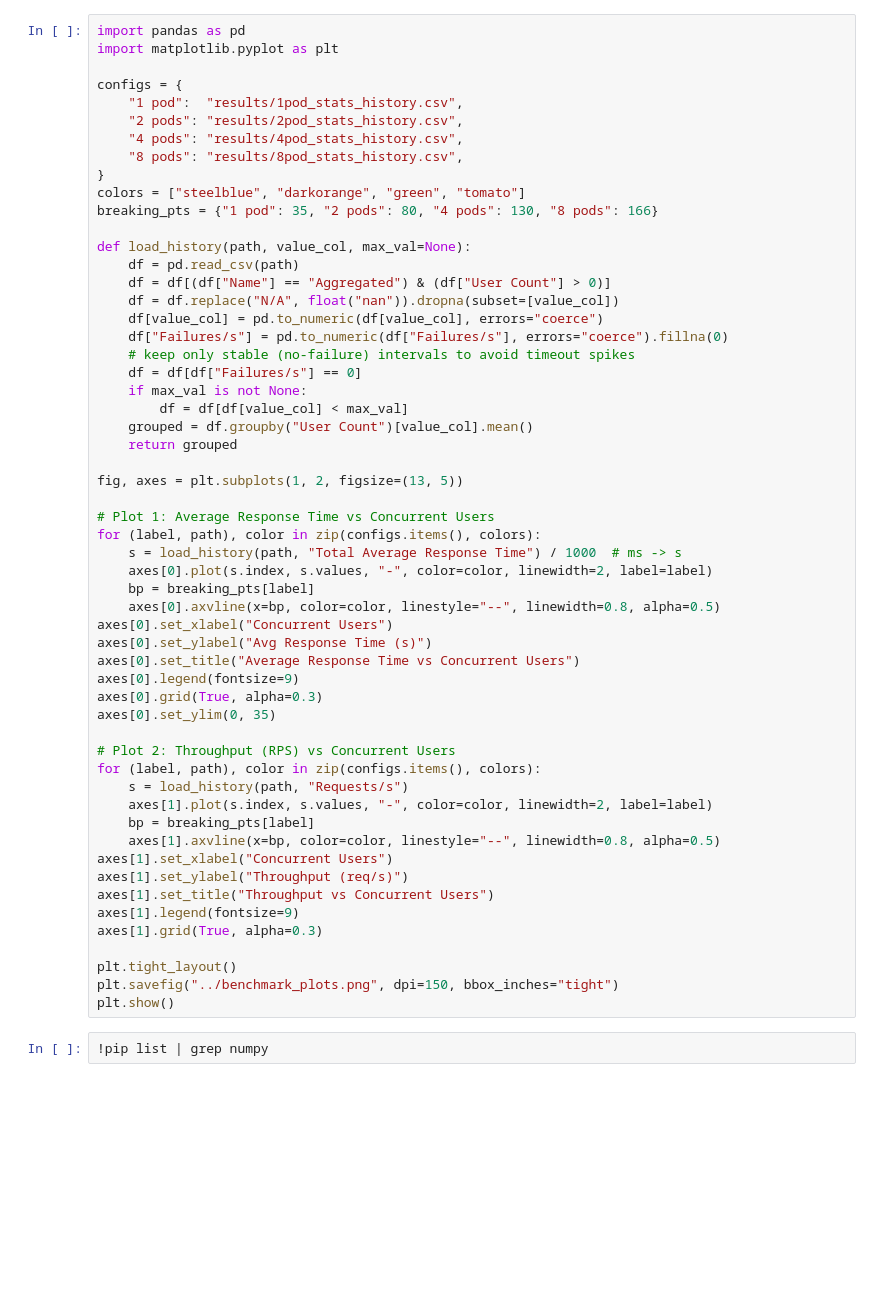
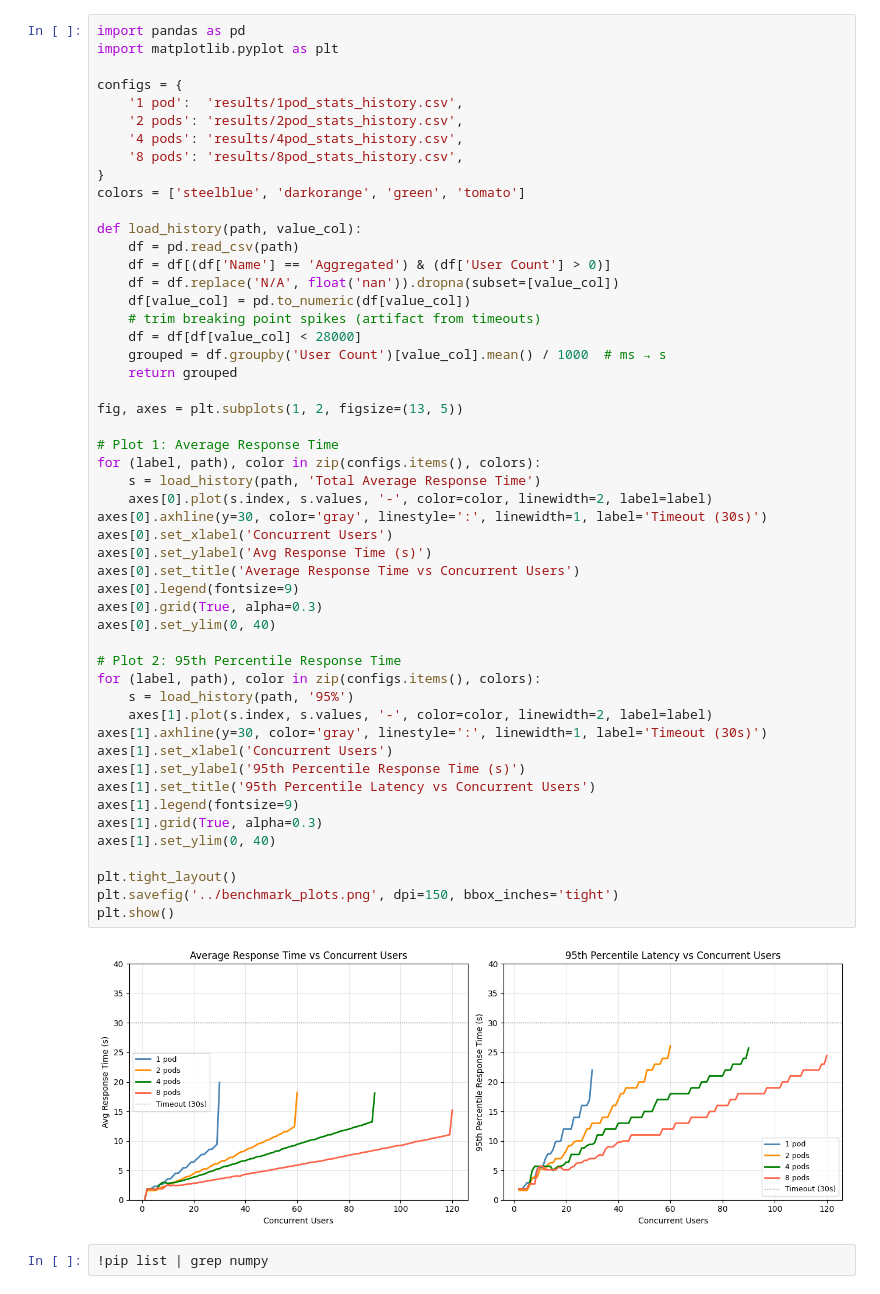
Before and after one commit to alan66603/FIT5225-CloudEco, a Jupyter notebook: locust/graphical_plots.ipynb, the cells around one changed output. Drawn from its saved outputs; the diff is of its cells as text; blank space fills up the shorter version.

```diff
--- a/locust/graphical_plots.ipynb
+++ b/locust/graphical_plots.ipynb
@@ -1,59 +1,56 @@
 # %%
 import pandas as pd
 import matplotlib.pyplot as plt
 
 configs = {
-    "1 pod":  "results/1pod_stats_history.csv",
-    "2 pods": "results/2pod_stats_history.csv",
-    "4 pods": "results/4pod_stats_history.csv",
-    "8 pods": "results/8pod_stats_history.csv",
+    '1 pod':  'results/1pod_stats_history.csv',
+    '2 pods': 'results/2pod_stats_history.csv',
+    '4 pods': 'results/4pod_stats_history.csv',
+    '8 pods': 'results/8pod_stats_history.csv',
 }
-colors = ["steelblue", "darkorange", "green", "tomato"]
-breaking_pts = {"1 pod": 35, "2 pods": 80, "4 pods": 130, "8 pods": 166}
+colors = ['steelblue', 'darkorange', 'green', 'tomato']
 
-def load_history(path, value_col, max_val=None):
+def load_history(path, value_col):
     df = pd.read_csv(path)
-    df = df[(df["Name"] == "Aggregated") & (df["User Count"] > 0)]
-    df = df.replace("N/A", float("nan")).dropna(subset=[value_col])
-    df[value_col] = pd.to_numeric(df[value_col], errors="coerce")
-    df["Failures/s"] = pd.to_numeric(df["Failures/s"], errors="coerce").fillna(0)
-    # keep only stable (no-failure) intervals to avoid timeout spikes
-    df = df[df["Failures/s"] == 0]
-    if max_val is not None:
-        df = df[df[value_col] < max_val]
-    grouped = df.groupby("User Count")[value_col].mean()
+    df = df[(df['Name'] == 'Aggregated') & (df['User Count'] > 0)]
+    df = df.replace('N/A', float('nan')).dropna(subset=[value_col])
+    df[value_col] = pd.to_numeric(df[value_col])
+    # trim breaking point spikes (artifact from timeouts)
+    df = df[df[value_col] < 28000]
+    grouped = df.groupby('User Count')[value_col].mean() / 1000  # ms → s
     return grouped
 
 fig, axes = plt.subplots(1, 2, figsize=(13, 5))
 
-# Plot 1: Average Response Time vs Concurrent Users
+# Plot 1: Average Response Time
 for (label, path), color in zip(configs.items(), colors):
-    s = load_history(path, "Total Average Response Time") / 1000  # ms -> s
-    axes[0].plot(s.index, s.values, "-", color=color, linewidth=2, label=label)
-    bp = breaking_pts[label]
-    axes[0].axvline(x=bp, color=color, linestyle="--", linewidth=0.8, alpha=0.5)
-axes[0].set_xlabel("Concurrent Users")
-axes[0].set_ylabel("Avg Response Time (s)")
-axes[0].set_title("Average Response Time vs Concurrent Users")
+    s = load_history(path, 'Total Average Response Time')
+    axes[0].plot(s.index, s.values, '-', color=color, linewidth=2, label=label)
+axes[0].axhline(y=30, color='gray', linestyle=':', linewidth=1, label='Timeout (30s)')
+axes[0].set_xlabel('Concurrent Users')
+axes[0].set_ylabel('Avg Response Time (s)')
+axes[0].set_title('Average Response Time vs Concurrent Users')
 axes[0].legend(fontsize=9)
 axes[0].grid(True, alpha=0.3)
-axes[0].set_ylim(0, 35)
+axes[0].set_ylim(0, 40)
 
-# Plot 2: Throughput (RPS) vs Concurrent Users
+# Plot 2: 95th Percentile Response Time
 for (label, path), color in zip(configs.items(), colors):
-    s = load_history(path, "Requests/s")
-    axes[1].plot(s.index, s.values, "-", color=color, linewidth=2, label=label)
-    bp = breaking_pts[label]
-    axes[1].axvline(x=bp, color=color, linestyle="--", linewidth=0.8, alpha=0.5)
-axes[1].set_xlabel("Concurrent Users")
-axes[1].set_ylabel("Throughput (req/s)")
-axes[1].set_title("Throughput vs Concurrent Users")
+    s = load_history(path, '95%')
+    axes[1].plot(s.index, s.values, '-', color=color, linewidth=2, label=label)
+axes[1].axhline(y=30, color='gray', linestyle=':', linewidth=1, label='Timeout (30s)')
+axes[1].set_xlabel('Concurrent Users')
+axes[1].set_ylabel('95th Percentile Response Time (s)')
+axes[1].set_title('95th Percentile Latency vs Concurrent Users')
 axes[1].legend(fontsize=9)
 axes[1].grid(True, alpha=0.3)
+axes[1].set_ylim(0, 40)
 
 plt.tight_layout()
-plt.savefig("../benchmark_plots.png", dpi=150, bbox_inches="tight")
+plt.savefig('../benchmark_plots.png', dpi=150, bbox_inches='tight')
 plt.show()
+# %% [output]
+[figure, added]
 # %%
 !pip list | grep numpy
 # %% [output]
```
Also changed, not shown: 26 other files.
